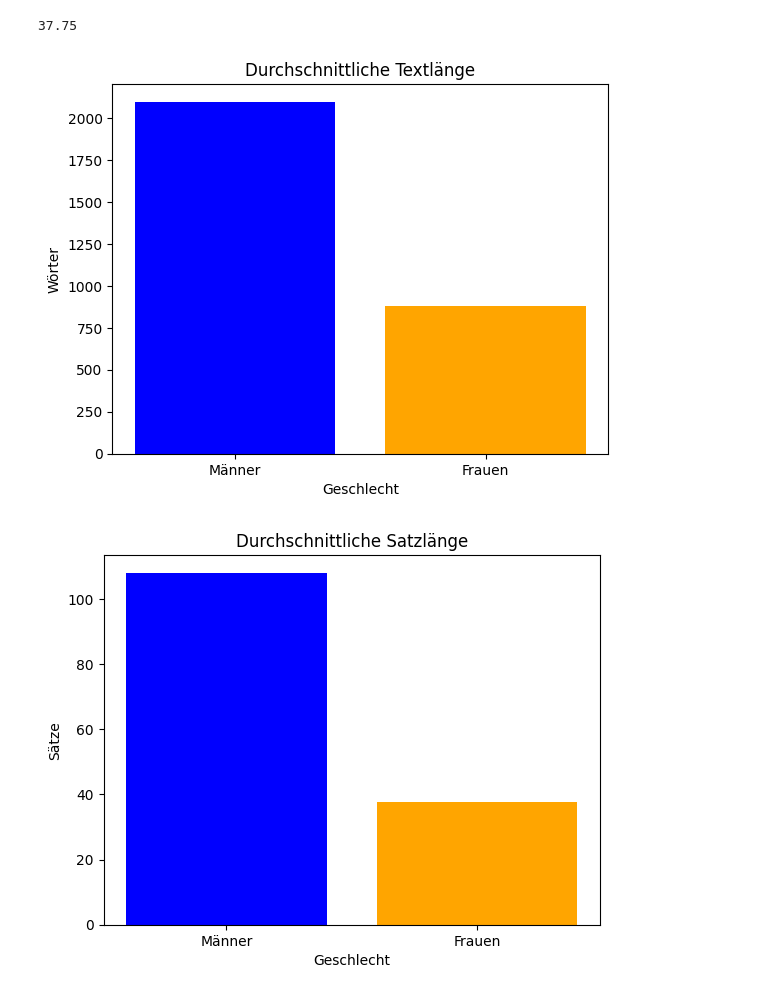
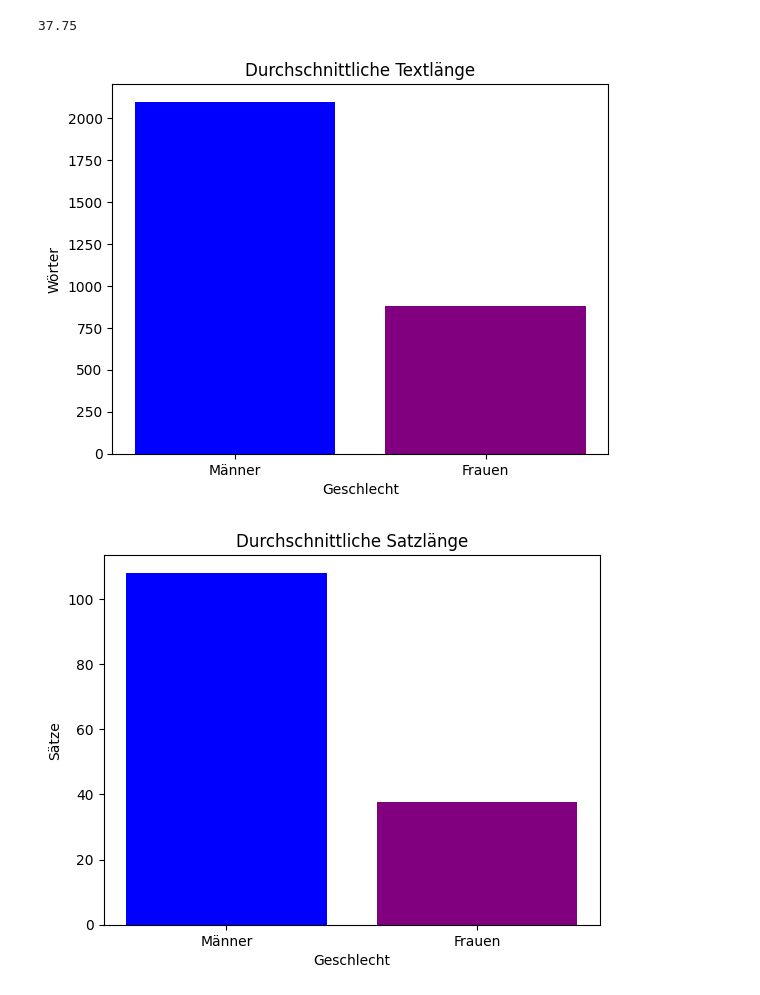
Before and after one commit to SvetlanaYakutinaa/Gottesacker_Herrnhut, a Jupyter notebook: Textlänge.ipynb, the cells around one changed output. Cells and saved outputs as stored; diff of their text form; code cells hidden in the pictures.

```diff
--- a/Textlänge.ipynb
+++ b/Textlänge.ipynb
@@ -74,23 +71,23 @@ average_sentence_length_w
 # %%
 # Visualisation text length
 
 # Position der Balken auf der x-Achse
 labels = ['Männer', 'Frauen']
 values = [average_text_length_m, average_text_length_w]
 
 # Erstellen des Balkendiagramms
 fig, ax = plt.subplots()
-ax.bar(labels, values, color=['blue', 'orange'])
+ax.bar(labels, values, color=['blue', 'purple'])
 
 # Hinzufügen von Beschriftungen und Titel
 ax.set_xlabel('Geschlecht')
 ax.set_ylabel('Wörter')
 ax.set_title('Durchschnittliche Textlänge')
 
 # Anzeigen des Diagramms
 plt.show()
 # %% [output]
-[figure, old version]
+[figure, new version]
 # %%
 # Visualisation sentence length
 
@@ -100,7 +97,7 @@ values = [average_sentence_length_m, average_sentence_length_w]
 
 # Erstellen des Balkendiagramms
 fig, ax = plt.subplots()
-ax.bar(labels, values, color=['blue', 'orange'])
+ax.bar(labels, values, color=['blue', 'purple'])
 
 # Hinzufügen von Beschriftungen und Titel
 ax.set_xlabel('Geschlecht')
@@ -110,4 +107,4 @@ ax.set_title('Durchschnittliche Satzlänge')
 # Anzeigen des Diagramms
 plt.show()
 # %% [output]
-[figure, old version]
+[figure, new version]
```
Also changed, not shown: parts of 1 cell of this notebook.
